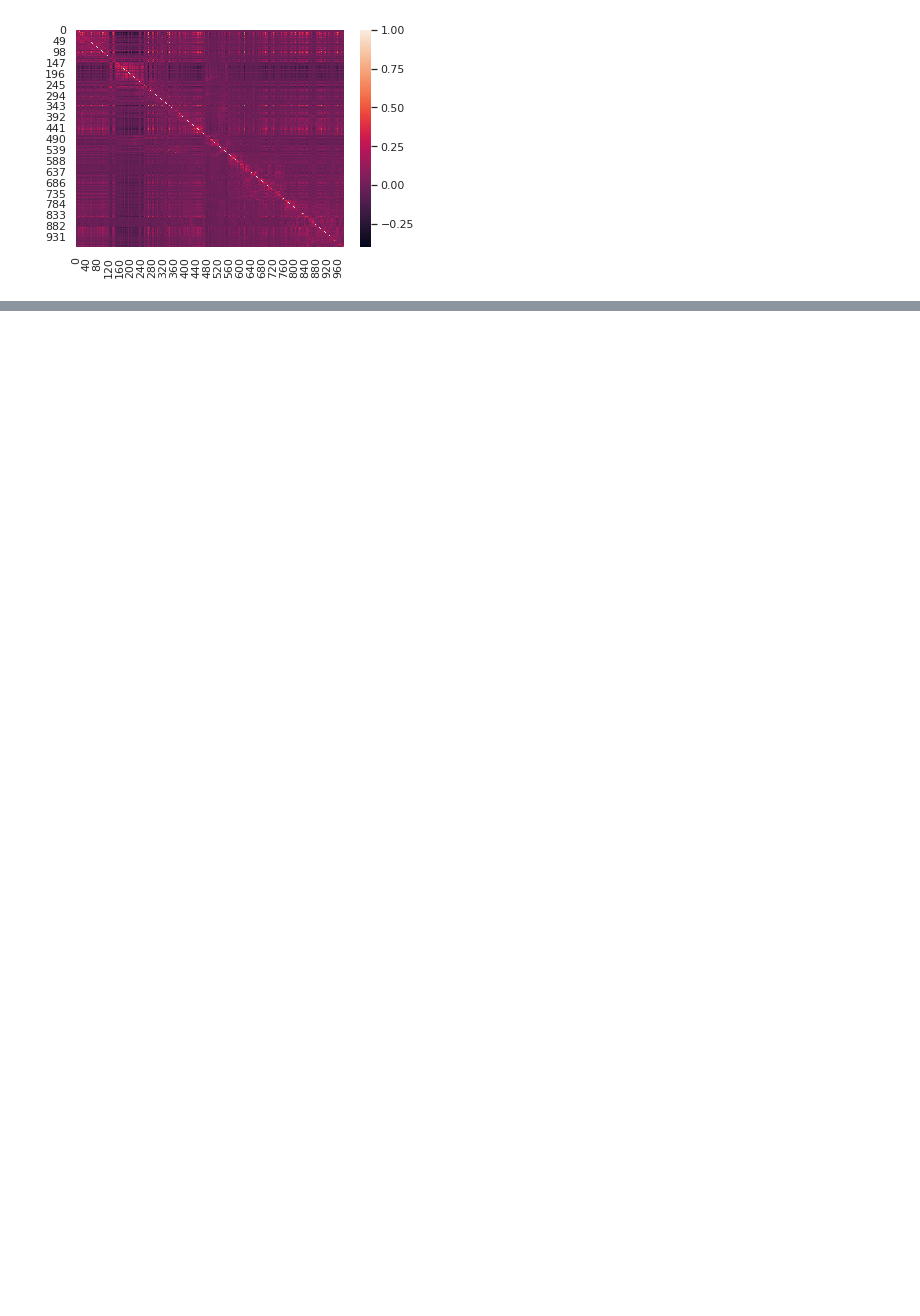
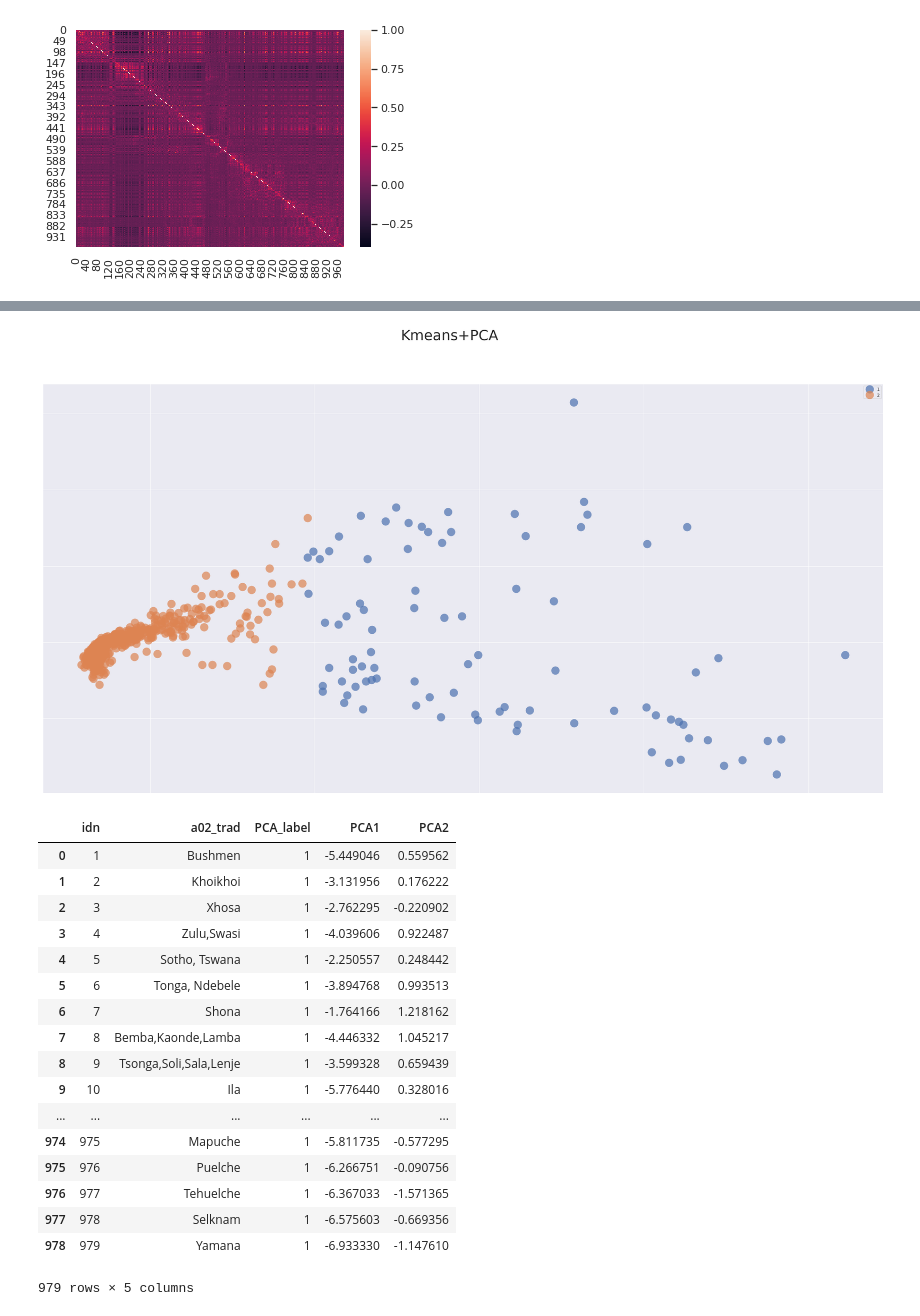
Before and after one commit to varan42/myths_transition, a Jupyter notebook: myths_.ipynb, the cells around one changed output, grey strips where cells are left out. Drawn from its saved outputs; the diff is of its cells as text; code cells hidden in the pictures; blank space fills up the shorter version.

```diff
--- a/myths_.ipynb
+++ b/myths_.ipynb
@@ -340,0 +267,5 @@ ax = sns.heatmap(similarities)
+# %%
+km = KMeans(n_clusters=2)
+idx = km.fit(x_pca)
+clusters = km.labels_.tolist()
+print (km.labels_)
@@ -340,0 +274,2 @@ ax = sns.heatmap(similarities)
+# %%
+df_km = pd.concat([df.iloc[:,:2],pd.Series(km.labels_, name = 'km_label'), pd.DataFrame(x_pca[:,:2], columns=['pca1','pca2'])], axis = 1)
@@ -340,0 +368,22 @@ ax = sns.heatmap(similarities)
+# %%
+plot_emd('PCA',x_pca,2)
+# %% [output]
+[figure, added]
+|  | idn | a02_trad | PCA_label | PCA1 | PCA2 |
+| 0 | 1 | Bushmen | 1 | -5.449046 | 0.559562 |
+| 1 | 2 | Khoikhoi | 1 | -3.131956 | 0.176222 |
+| 2 | 3 | Xhosa | 1 | -2.762295 | -0.220902 |
+| 3 | 4 | Zulu,Swasi | 1 | -4.039606 | 0.922487 |
+| 4 | 5 | Sotho, Tswana | 1 | -2.250557 | 0.248442 |
+| 5 | 6 | Tonga, Ndebele | 1 | -3.894768 | 0.993513 |
+| 6 | 7 | Shona | 1 | -1.764166 | 1.218162 |
+| 7 | 8 | Bemba,Kaonde,Lamba | 1 | -4.446332 | 1.045217 |
+| 8 | 9 | Tsonga,Soli,Sala,Lenje | 1 | -3.599328 | 0.659439 |
+| 9 | 10 | Ila | 1 | -5.776440 | 0.328016 |
+| ... | ... | ... | ... | ... | ... |
+| 974 | 975 | Mapuche | 1 | -5.811735 | -0.577295 |
+| 975 | 976 | Puelche | 1 | -6.266751 | -0.090756 |
+| 976 | 977 | Tehuelche | 1 | -6.367033 | -1.571365 |
+| 977 | 978 | Selknam | 1 | -6.575603 | -0.669356 |
+| 978 | 979 | Yamana | 1 | -6.933330 | -1.147610 |
+979 rows × 5 columns
```
Also changed, not shown: parts of 30 cells of this notebook.
